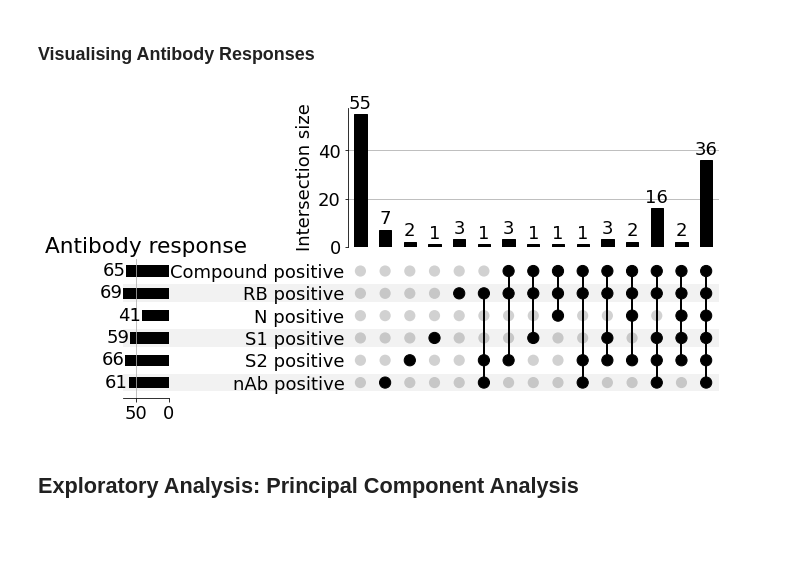
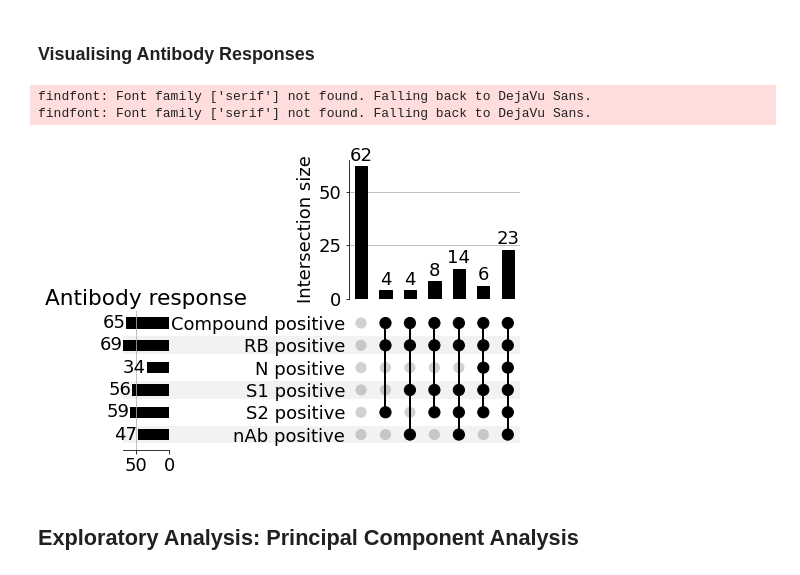
Before and after one commit to i6092467/t-cells-response-sars-cov-2, a Jupyter notebook: final_analysis.ipynb, the cells around one changed output. Saved outputs shown, nothing was run; the diff lists cells and outputs as text; code cells hidden in the pictures; blank space fills up the shorter version.

Commit message:
final update; data upload; code and notebook cleanup; README cleanup

```diff
--- a/final_analysis.ipynb
+++ b/final_analysis.ipynb
@@ -67,7 +72,7 @@ class LegendTitle(object):
         return title
 # %%
 # Load raw data
-df = read_csv(filepath_or_buffer="data/CoV-ETH_data_v220117_final.csv", low_memory=False)
+df = read_csv(filepath_or_buffer="data/CoV-ETH_data.csv", low_memory=False)
 
 # Inclusion criteria:
 included = np.ones((df.shape[0], )) == 1
@@ -113,6 +118,7 @@ print(counts / np.sum(counts) * 100.0)
 # %% [markdown]
 ### Visualising Antibody Responses
 # %%
+# Based on Susanne's feedback
 # RBD response
 rbd_response_s10 = df_included['RBD_IgG_S10'].values >= 50
 rbd_response_s11 = df_included['RBD_IgG_S11'].values >= 50
@@ -121,37 +127,37 @@ rbd_response[:] = "negative"
 rbd_response[np.logical_or(rbd_response_s10 == True, rbd_response_s11 == True)] = 'positive'
 
 # N response
-n_response_s10 = df_included['N_IgG_S10'].values >= 1
-n_response_s11 = df_included['N_IgG_S11'].values >= 1
+n_response_s10 = df_included['N_IgG_S10'].values >= 5
+n_response_s11 = df_included['N_IgG_S11'].values >= 5
 n_response = np.copy(n_response_s10).astype('U32')
 n_response[:] = "negative"
 n_response[np.logical_or(n_response_s10 == True, n_response_s11 == True)] = 'positive'
 
 # S1 response
-s1_response_s10 = df_included['S1_IgG_S10'].values >= 10
-s1_response_s11 = df_included['S1_IgG_S11'].values >= 10
+s1_response_s10 = df_included['S1_IgG_S10'].values >= 20
+s1_response_s11 = df_included['S1_IgG_S11'].values >= 20
 s1_response = np.copy(s1_response_s10).astype('U32')
 s1_response[:] = "negative"
 s1_response[np.logical_or(s1_response_s10 == True, s1_response_s11 == True)] = 'positive'
 
 # S2 response
-s2_response_s10 = df_included['S2_IgG_S10'].values >= 1
-s2_response_s11 = df_included['S2_IgG_S11'].values >= 1
+s2_response_s10 = df_included['S2_IgG_S10'].values >= 5
+s2_response_s11 = df_included['S2_IgG_S11'].values >= 5
 s2_response = np.copy(s2_response_s10).astype('U32')
 s2_response[:] = "negative"
 s2_response[np.logical_or(s2_response_s10 == True, s2_response_s11 == True)] = 'positive'
 
 # nAB response
-nab_response_s10 = df_included['nAb_S10'].values >= 10
-nab_response_s11 = df_included['nAb_S11'].values >= 10
+nab_response_s10 = df_included['nAb_S10'].values >= 20
+nab_response_s11 = df_included['nAb_S11'].values >= 20
 nab_response = np.copy(nab_response_s10).astype('U32')
 nab_response[:] = "negative"
 nab_response[np.logical_or(nab_response_s10 == True, nab_response_s11 == True)] = 'positive'
 
 # Save all responses alongside IDs in an excel file
-consolidated_response_bin = np.zeros((consolidated_response.shape[0], )).astype(float)
-consolidated_response_bin[consolidated_response == 'positive'] = 1
-consolidated_response_bin[consolidated_response == 'negative'] = 0
+compound_response_bin = np.zeros((compound_response.shape[0], )).astype(float)
+compound_response_bin[compound_response == 'positive'] = 1
+compound_response_bin[compound_response == 'negative'] = 0
 
 rbd_response_bin = np.zeros((rbd_response.shape[0], )).astype(float)
 rbd_response_bin[rbd_response == 'positive'] = 1
@@ -174,7 +180,7 @@ nab_response_bin = np.zeros((nab_response.shape[0], )).astype(float)
 nab_response_bin[nab_response == 'positive'] = 1
 nab_response_bin[nab_response == 'negative'] = 0
 
-all_responses = np.stack((consolidated_response_bin,
+all_responses = np.stack((compound_response_bin,
                          rbd_response_bin,
                          n_response_bin,
                          s1_response_bin,
@@ -184,7 +190,7 @@ all_responses = np.stack((consolidated_response_bin,
 ids = df_included['ID'].values.astype(str)
 
 all_responses_dict = {'ID': ids,
-                      'Consolidated': all_responses[:, 0], 'RB': all_responses[:, 1],
+                      'Compound': all_responses[:, 0], 'RB': all_responses[:, 1],
                       'N': all_responses[:, 2], 'S1': all_responses[:, 3], 'S2': all_responses[:, 4],
                       'nAb': all_responses[:, 5]}
 all_responses_df = pd.DataFrame(data=all_responses_dict)
@@ -193,25 +199,27 @@ all_responses_df.to_excel('./results/all_responses.xlsx', index=False)
 # %%
 # Visualise intersections for positive groups
 plotting_setup(18)
 
 fig = plt.figure(figsize=(15, 20))
 
 all_responses_dict = {'nAb positive': all_responses[all_responses[:, 0] != 999, 5].astype(bool),
                       'S2 positive': all_responses[all_responses[:, 0] != 999, 4].astype(bool),
                       'S1 positive': all_responses[all_responses[:, 0] != 999, 3].astype(bool),
                       'N positive': all_responses[all_responses[:, 0] != 999, 2].astype(bool),
                       'RB positive': all_responses[all_responses[:, 0] != 999, 1].astype(bool),
                       'Compound positive': all_responses[all_responses[:, 0] != 999, 0].astype(bool)}
 all_responses_df = pd.DataFrame(data=all_responses_dict, dtype="bool")
 _ = UpSet(from_indicators(lambda all_responses_df: all_responses_df.select_dtypes(bool),
-                            data=all_responses_df), min_subset_size=1, show_counts=True,
+                            data=all_responses_df), min_subset_size=4, show_counts=True,
           sort_categories_by=None).plot(fig=fig)
 _['totals'].set_title('Antibody response')
 
 plt.tight_layout()
 plt.savefig(fname="figures/upset_positives.svg", dpi=300)
 # %% [output]
+findfont: Font family ['serif'] not found. Falling back to DejaVu Sans.
+findfont: Font family ['serif'] not found. Falling back to DejaVu Sans.
-[figure, old version]
+[figure, new version]
 # %% [markdown]
 ## Exploratory Analysis: Principal Component Analysis
 # %%
```
Also changed, not shown: parts of 38 cells of this notebook, 12 other files.
